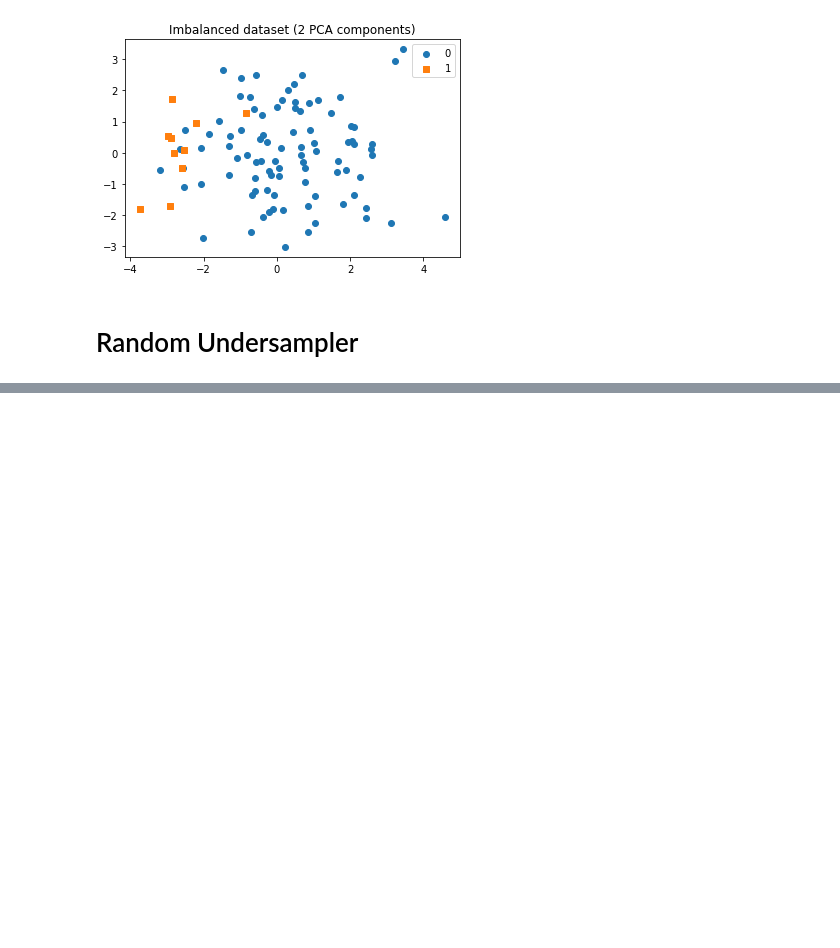
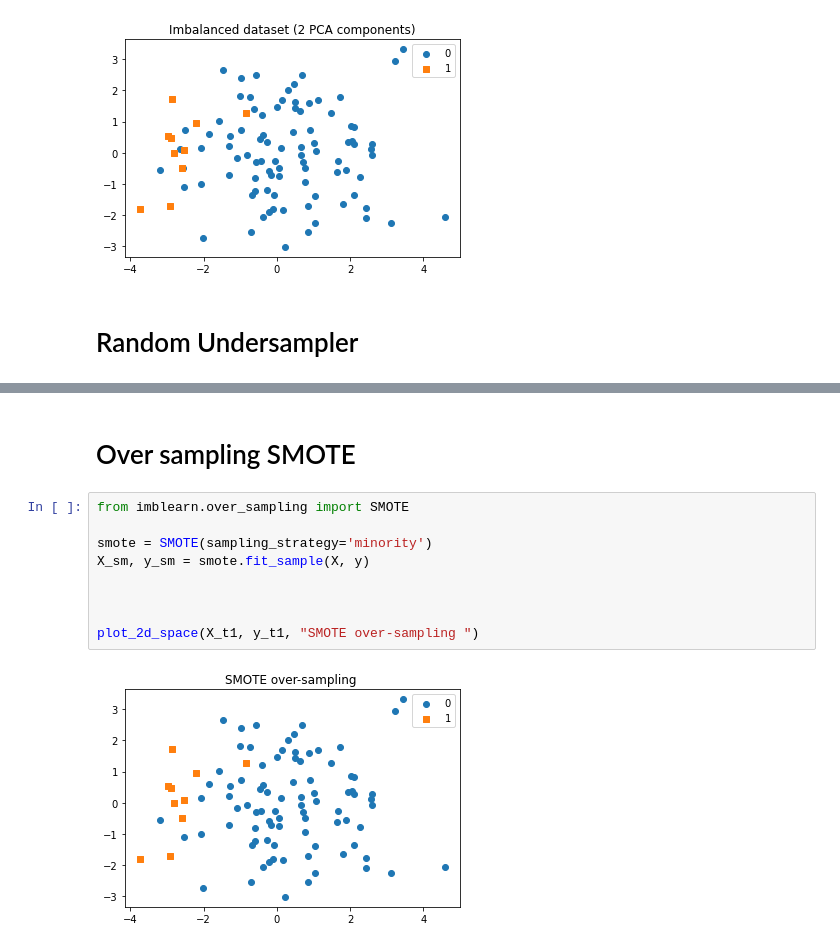
Before and after one commit to thunderock/kaggle, a Jupyter notebook: learning/code/imblearn tutorial.ipynb, the cells around one changed output, grey strips where cells are left out. Saved outputs shown, nothing was run; the diff lists cells and outputs as text; blank space fills up the shorter version.

```diff
--- a/learning/code/imblearn tutorial.ipynb
+++ b/learning/code/imblearn tutorial.ipynb
@@ -74,0 +105,13 @@ removed indices  [ 0  1  2  3  4  5  6  7  8  9 10 11 12 13 14 15 16 17 18 19 20
+# %% [markdown]
+# Over sampling SMOTE
+# %%
+from imblearn.over_sampling import SMOTE
+
+smote = SMOTE(sampling_strategy='minority')
+X_sm, y_sm = smote.fit_sample(X, y)
+
+
+
+plot_2d_space(X_t1, y_t1, "SMOTE over-sampling ")
+# %% [output]
+[figure, added]
```
Also changed, not shown: parts of 8 cells of this notebook, 1 other file.
